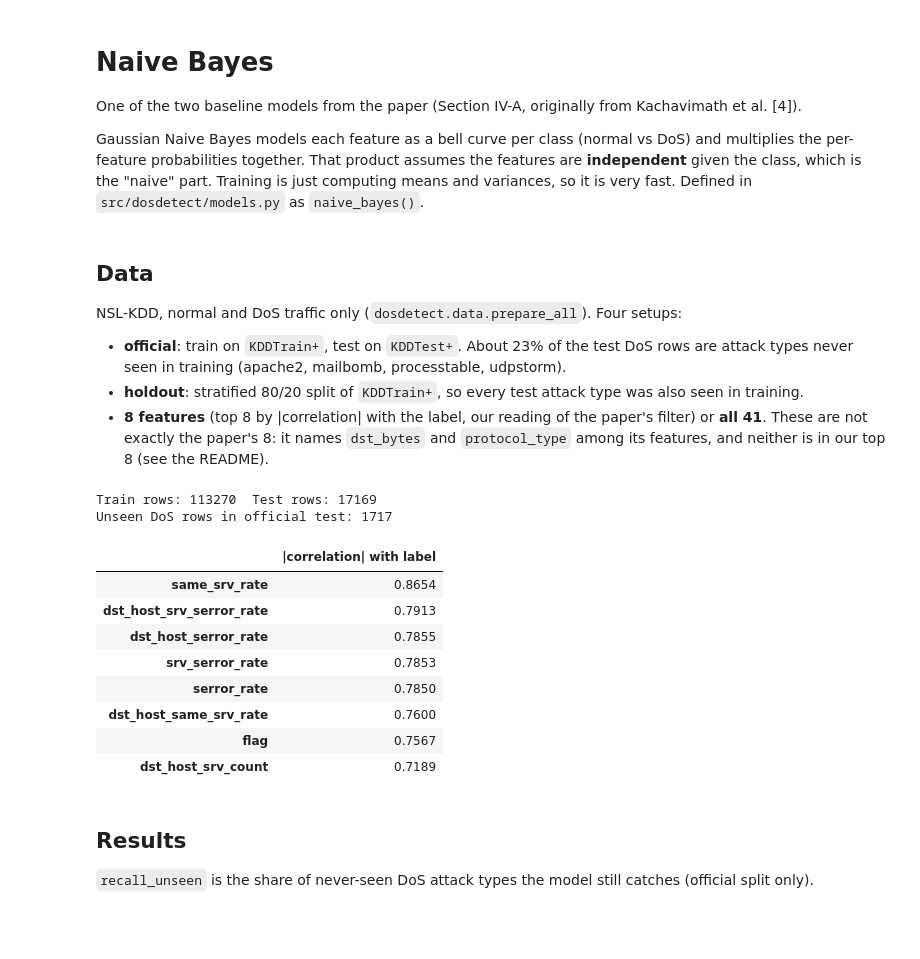
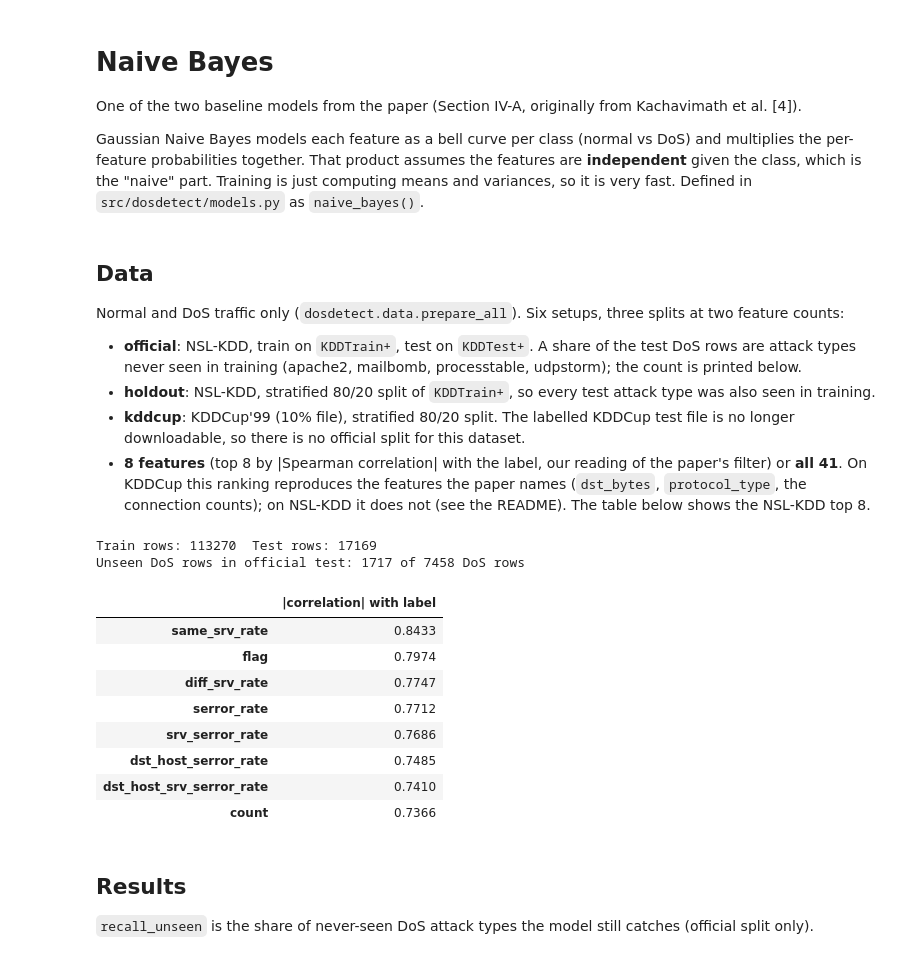
Before and after one commit to jr-cho/ml-network-anomaly-detection, a Jupyter notebook: notebooks/02_naive_bayes.ipynb, the cells around one changed output. Cells and saved outputs as stored; diff of their text form; code cells hidden in the pictures; blank space fills up the shorter version.

```diff
--- a/notebooks/02_naive_bayes.ipynb
+++ b/notebooks/02_naive_bayes.ipynb
@@ -15,29 +15,36 @@ pd.set_option("display.precision", 4)
 # %% [markdown]
 ## Data
 
-NSL-KDD, normal and DoS traffic only (`dosdetect.data.prepare_all`). Four setups:
+Normal and DoS traffic only (`dosdetect.data.prepare_all`). Six setups, three splits at two feature counts:
 
-- **official**: train on `KDDTrain+`, test on `KDDTest+`. About 23% of the test DoS rows are attack types never seen in training (apache2, mailbomb, processtable, udpstorm).
-- **holdout**: stratified 80/20 split of `KDDTrain+`, so every test attack type was also seen in training.
-- **8 features** (top 8 by |correlation| with the label, our reading of the paper's filter) or **all 41**. These are not exactly the paper's 8: it names `dst_bytes` and `protocol_type` among its features, and neither is in our top 8 (see the README).
+- **official**: NSL-KDD, train on `KDDTrain+`, test on `KDDTest+`. A share of the test DoS rows are attack types never seen in training (apache2, mailbomb, processtable, udpstorm); the count is printed below.
+- **holdout**: NSL-KDD, stratified 80/20 split of `KDDTrain+`, so every test attack type was also seen in training.
+- **kddcup**: KDDCup'99 (10% file), stratified 80/20 split. The labelled KDDCup test file is no longer downloadable, so there is no official split for this dataset.
+- **8 features** (top 8 by |Spearman correlation| with the label, our reading of the paper's filter) or **all 41**. On KDDCup this ranking reproduces the features the paper names (`dst_bytes`, `protocol_type`, the connection counts); on NSL-KDD it does not (see the README). The table below shows the NSL-KDD top 8.
 # %%
 data = prepare_all()
 official = data[("official", 8)]
 print("Train rows:", len(official["X_train"]), " Test rows:", len(official["X_test"]))
-print("Unseen DoS rows in official test:", official["unseen"].sum())
+print(
+    "Unseen DoS rows in official test:",
+    official["unseen"].sum(),
+    "of",
+    int(official["y_test"].sum()),
+    "DoS rows",
+)
 official["prep"].correlations.head(8).rename("|correlation| with label").to_frame()
 # %% [output]
 Train rows: 113270  Test rows: 17169
-Unseen DoS rows in official test: 1717
+Unseen DoS rows in official test: 1717 of 7458 DoS rows
 |  | |correlation| with label |
-| same_srv_rate | 0.8654 |
-| dst_host_srv_serror_rate | 0.7913 |
-| dst_host_serror_rate | 0.7855 |
-| srv_serror_rate | 0.7853 |
-| serror_rate | 0.7850 |
-| dst_host_same_srv_rate | 0.7600 |
-| flag | 0.7567 |
-| dst_host_srv_count | 0.7189 |
+| same_srv_rate | 0.8433 |
+| flag | 0.7974 |
+| diff_srv_rate | 0.7747 |
+| serror_rate | 0.7712 |
+| srv_serror_rate | 0.7686 |
+| dst_host_serror_rate | 0.7485 |
+| dst_host_srv_serror_rate | 0.7410 |
+| count | 0.7366 |
 # %% [markdown]
 ## Results
 
```
Also changed, not shown: parts of 6 cells of this notebook, 12 other files.
